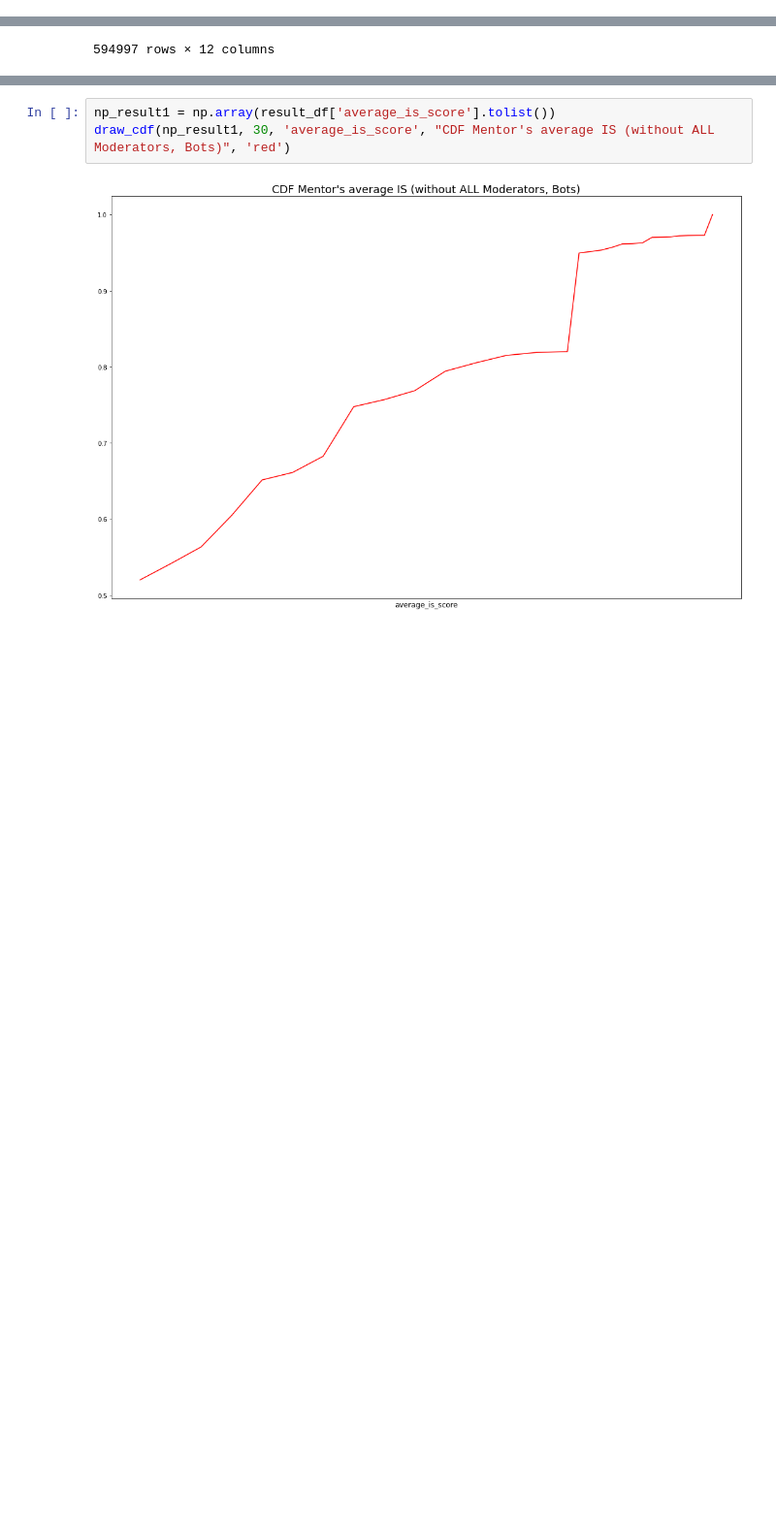
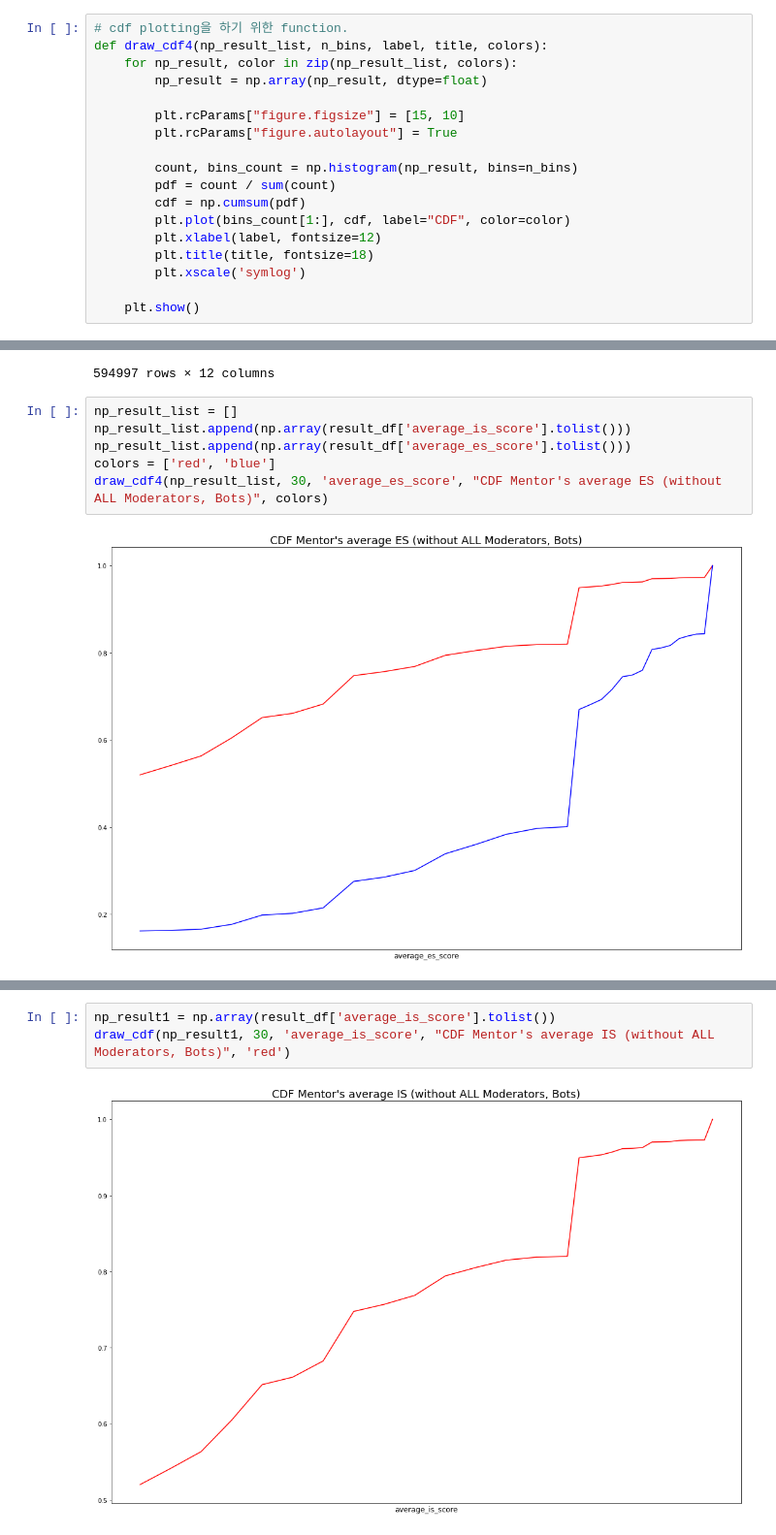
Before and after one commit to tr0up2r/plotting-and-graph-analysis, a Jupyter notebook: cdf.ipynb, the cells around one changed output, grey strips where cells are left out. Shown: that part at 97% size. Saved outputs shown, nothing was run; the diff lists cells and outputs as text; blank space fills up the shorter version.

Commit message:
cdf drawing function 몇 개 추가. (test)

```diff
--- a/cdf.ipynb
+++ b/cdf.ipynb
@@ -27,3 +45,21 @@ def draw_cdf(np_result, n_bins, label, title, color):
+# %%
+# cdf plotting을 하기 위한 function.
+def draw_cdf4(np_result_list, n_bins, label, title, colors):
+    for np_result, color in zip(np_result_list, colors):
+        np_result = np.array(np_result, dtype=float)
+
+        plt.rcParams["figure.figsize"] = [15, 10]
+        plt.rcParams["figure.autolayout"] = True
+
+        count, bins_count = np.histogram(np_result, bins=n_bins)
+        pdf = count / sum(count)
+        cdf = np.cumsum(pdf)
+        plt.plot(bins_count[1:], cdf, label="CDF", color=color)
+        plt.xlabel(label, fontsize=12)
+        plt.title(title, fontsize=18)
+        plt.xscale('symlog')
+
+    plt.show()
 # %%
 def select_query_result_to_df(sql):
     connection = cn.make_connection('connection.csv')
@@ -53,3 +89,11 @@ result_df
 | 594995 | zzzzzzzzzra | 1 | 1 | 1.00000 | 3.00000 | None | ... |
 | 594996 | zzzzzzzzzz- | 1 | 1 | 1.00000 | 2.00000 | None | ... |
 594997 rows × 12 columns
+# %%
+np_result_list = []
+np_result_list.append(np.array(result_df['average_is_score'].tolist()))
+np_result_list.append(np.array(result_df['average_es_score'].tolist()))
+colors = ['red', 'blue']
+draw_cdf4(np_result_list, 30, 'average_es_score', "CDF Mentor's average ES (without ALL Moderators, Bots)", colors)
+# %% [output]
+[figure, added]
```
Also changed, not shown: parts of 8 cells of this notebook.
